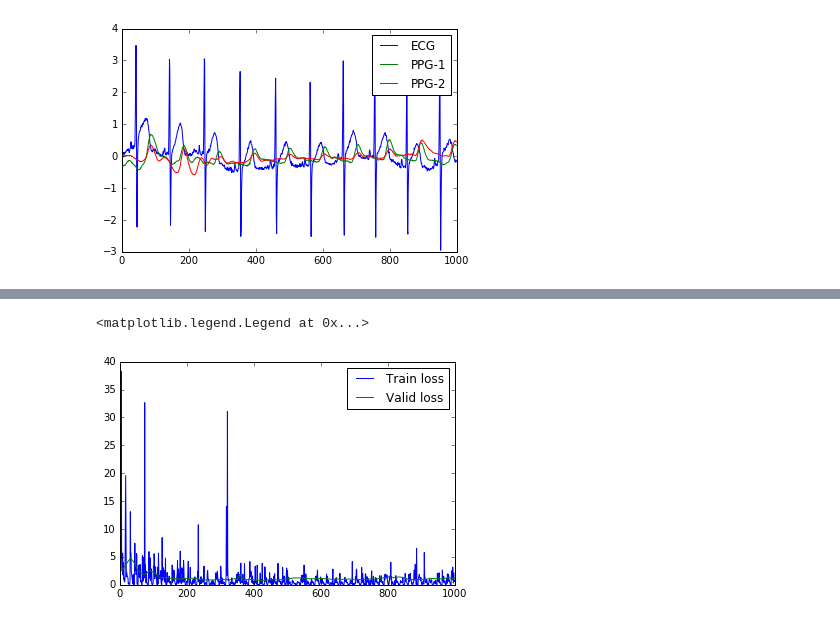
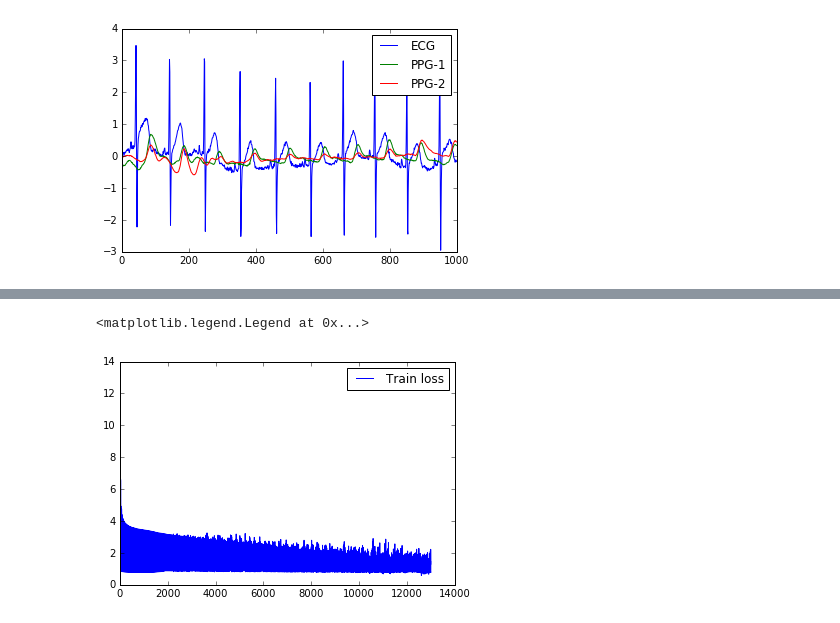
Before and after one commit to arasdar/DL, a Jupyter notebook: DGRU-smartwatch-valid.ipynb, the cells around one changed output, grey strips where cells are left out. Drawn from its saved outputs; the diff is of its cells as text; code cells hidden in the pictures.

Commit message:
DGRU-smartwatch-valid is trained successfully.

```diff
--- a/DGRU-smartwatch-valid.ipynb
+++ b/DGRU-smartwatch-valid.ipynb
@@ -53,3 +53,20 @@ plt.legend()
 plt.show()
 # %% [output]
 [figure]
+# %%
+# ECG
+Y = data_norm[0]
+X = data_norm[1:]
+Y.shape, X.shape
+Y = Y.reshape(1, -1)
+Y.shape, X.shape
+plt.plot(Y[0, :1000], label='HR-ECG-1: Output signal')
+plt.plot(X[0, :1000], label='HR-PPG-1: Input signal')
+plt.plot(X[1, :1000], label='HR-PPG-2: Input signal')
+plt.plot(X[2, :1000], label='ACC-X-3: Input signal')
+plt.plot(X[3, :1000], label='ACC-Y-4: Input signal')
+plt.plot(X[4, :1000], label='ACC-Z-5: Input signal')
+plt.legend()
+X_train = X.T
+Y_train = Y.T
+X_train.shape, Y_train.shape
@@ -318,16 +323,16 @@ def adam_rnn(nn, X_train, Y_train, X_valid, Y_valid, X_test, alpha, mb_size, n_i
     return nn
 # %%
 # hyper parameters
-n_iter = 1000 # epochs
+n_iter = 13000 # epochs
 alpha = 1e-3 # learning_rate
-print_after = 100 # print lossof train, valid, or test
-time_step = 100 # width of the model or minibatch size
+print_after = 1000 # print loss of train, valid, and test
+time_step = 1000 # width of the model or minibatch size
 num_hidden_units = 64 # width of the hidden layers or number of hidden units in hidden layer
 num_hidden_layers = 1 # depth or number of hidden layer
 num_input_units = X_train.shape[1] # number of input features/dimensions
+num_output_units = Y_train.shape[1]
 # %%
-net = GRU(D=num_input_units, H=num_hidden_units, L=num_hidden_layers)
+net = GRU(D=num_input_units, H=num_hidden_units, L=num_hidden_layers, C=num_output_units)
 
-adam_rnn(nn=net, X_train=X_train, Y_train=Y_train, X_valid=X_valid, Y_valid=Y_valid, X_test=X_test,
-         alpha=alpha, mb_size=time_step, n_iter=n_iter, print_after=print_after)
+adam_rnn(nn=net, X_train=X_train, Y_train=Y_train, alpha=alpha, mb_size=time_step, n_iter=n_iter, print_after=print_after)
 # %% [output]
@@ -355,11 +353,10 @@ Iter-1000 validation loss: 1.1543
 # %%
 # Display the learning curve and losses for training, validation, and testing
 % matplotlib inline
 import matplotlib.pyplot as plt
 
 plt.plot(net.losses['train'], label='Train loss')
-plt.plot(net.losses['valid'], label='Valid loss')
 plt.legend()
 # %% [output]
 <matplotlib.legend.Legend at 0x...>
-[figure, old version]
+[figure, new version]
```
Also changed, not shown: parts of 5 cells of this notebook.
